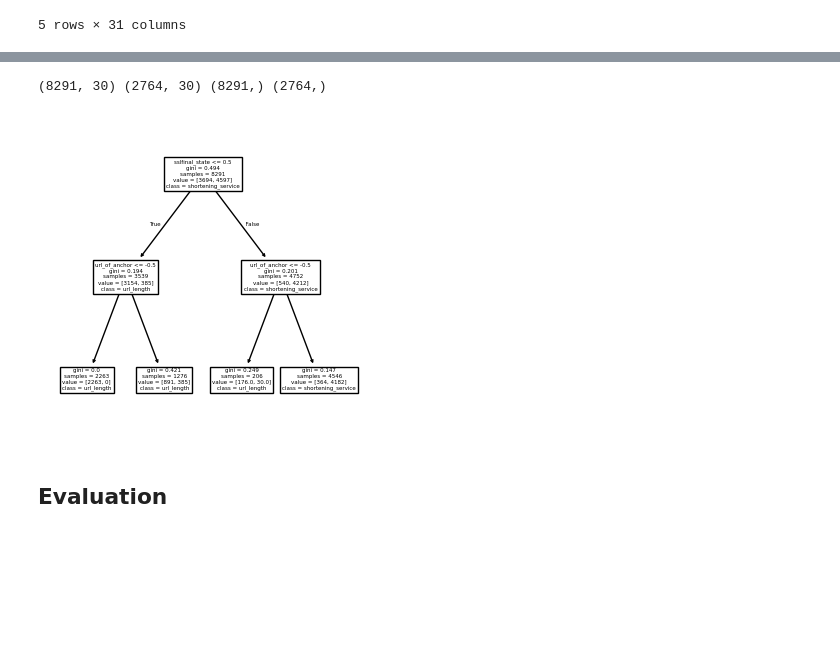
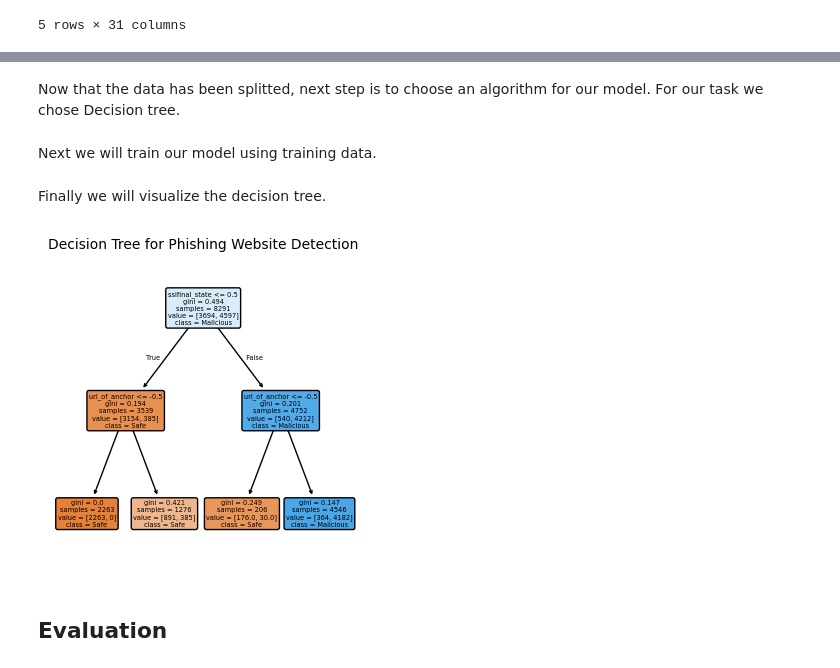
Before and after one commit to TheZink/MLL, a Jupyter notebook: Documents/DecisionTreesRandomForests/decision_trees_random_forests.ipynb, the cells around one changed output, grey strips where cells are left out. Drawn from its saved outputs; the diff is of its cells as text; code cells hidden in the pictures; blank space fills up the shorter version.

```diff
--- a/Documents/DecisionTreesRandomForests/decision_trees_random_forests.ipynb
+++ b/Documents/DecisionTreesRandomForests/decision_trees_random_forests.ipynb
@@ -42,0 +66,2 @@ y = data['result'].astype('category')
+# %% [markdown]
+Now that the data has been splitted, next step is to choose an algorithm for our model. For our task we chose Decision tree.
@@ -42,0 +70,2 @@ y = data['result'].astype('category')
+# %% [markdown]
+Next we will train our model using training data.
@@ -43,17 +74,13 @@ y = data['result'].astype('category')
+# %% [markdown]
+Finally we will visualize the decision tree.
 # %%
 
-X_train, X_test, y_train, y_test = train_test_split(X, y, test_size = 0.25, random_state=20)# extract test set
-print(X_train.shape, X_test.shape, y_train.shape, y_test.shape)
-
-model = DecisionTreeClassifier(max_depth=2, random_state=20)
-model.fit(X_train, y_train)
-
 fig = plt.figure(figsize = (4, 4))
-plot_tree(model, feature_names = X.keys(), class_names = ['url_length', 'shortening_service', 'prefix_suffix', 'https_token', 'abnormal_url'])
+plot_tree(model, feature_names = X.keys(), class_names = ['Safe', 'Malicious'], filled = True, rounded = True)
+plt.title("Decision Tree for Phishing Website Detection", fontsize = 10)
 plt.show()
 # %% [output]
-(8291, 30) (2764, 30) (8291,) (2764,)
-[figure, old version]
+[figure, new version]
 # %% [markdown]
 ## Evaluation
 # %%
```
Also changed, not shown: parts of 11 cells of this notebook.
